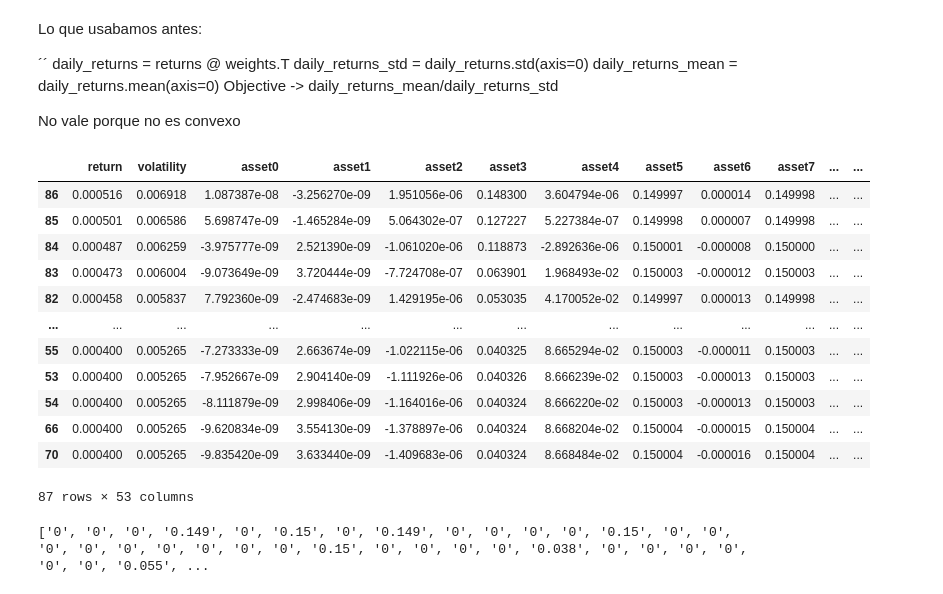
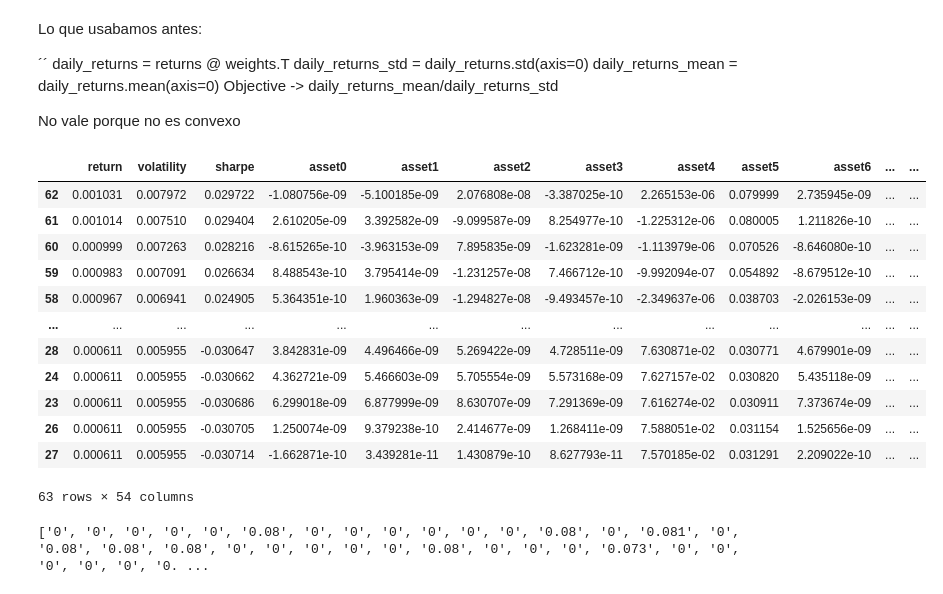
Before and after one commit to Juanjod54/MIAX_TB2.4, a Jupyter notebook: gestion_carteras.ipynb, the cells around one changed output. Drawn from its saved outputs; the diff is of its cells as text; code cells hidden in the pictures.

```diff
--- a/gestion_carteras.ipynb
+++ b/gestion_carteras.ipynb
@@ -57,7 +57,7 @@ def get_data(csv=True):
         return yf.download(tickers, period="2y", interval="1d")['Close'].pct_change().dropna()
 # %%
 
-returns = get_data(csv=True)
+returns = get_data(csv=False)
 if not len(returns):
     exit(-1)
 
@@ -77,7 +78,7 @@ drop = set()
 # Curtosis
 kurtosis = returns.kurtosis()
 for asset, _ in returns.items():
-    if (kurtosis[asset] > 15):
+    if (kurtosis[asset] > 6):
         drop.add(asset)
 
 # Obtenemos la correlacion absoluta
@@ -127,56 +128,58 @@ returns_cov = returns.cov()
 returns_means = returns.mean(axis=0).values
 returns_means = np.append(returns_means, (0.02 / 252)) # 2% se refiere a anual
 
-means_max_return = returns_means.max()
+min_expected_ret_daily = 0.01/252
+max_expected_ret_daily = 0.6 * returns_means.max()
 
 # CVXPY
 best_weights = cp.Variable(n_assets)
 portfolio_returns = returns_means.T @ best_weights
 # La renta fija no afecta a la varianza (riesgo 0)
 portfolio_variance = cp.quad_form(best_weights[:-1], returns_cov)
 
-min_daily_return = 0.0004 # 10% anual
-
 constraints = [
     cp.sum(best_weights) == 1, # Todo el capital debe estar invertido
-    best_weights[:-1] <= 0.15, # No invertimos mas de un 15% en cada activo
+    best_weights[:-1] <= 0.08, # No invertimos mas de un 8% en cada activo
     best_weights[-1] <= 0.1, # El activo de renta fija debe pesar como mucho un 10%
     best_weights >= 0, # No se permiten posiciones cortas
-    best_weights @ returns_means >= min_daily_return, # Minimo un retorno del 10%
     best_weights[drop_indexes] == 0 # Evitamos dar peso a los activos muy relacionados
 ]
 
 results = []
-for r_target in np.linspace(returns_means.min(), returns_means.max(), 100):
+rf_daily = 0.2/252
+for r_target in np.linspace(min_expected_ret_daily, max_expected_ret_daily, 100):
 
     r_constraints = constraints + [best_weights @ returns_means >= r_target]
 
     problem = cp.Problem(cp.Minimize(portfolio_variance), r_constraints)
 
     problem.solve()
 
     if best_weights.value is not None:
-        row = np.concatenate([[portfolio_returns.value], [np.sqrt(portfolio_variance.value)], best_weights.value])
+        ret = portfolio_returns.value
+        vol = np.sqrt(portfolio_variance.value)
+        sharpe_ratio = (ret - rf_daily) / vol if vol > 0 else 0
+        row = np.concatenate([[ret], [vol], [sharpe_ratio], best_weights.value])
         results.append(row)
 
-columns = ["return", "volatility"] + [f"asset{i}" for i in range(n_assets - 1)] + ["Renta Fija"]
+columns = ["return", "volatility", "sharpe"] + [f"asset{i}" for i in range(n_assets - 1)] + ["Renta Fija"]
 portfolio_results = pd.DataFrame(results, columns=columns)
-portfolio_results = portfolio_results.sort_values(by="return", ascending=False)
+portfolio_results = portfolio_results.sort_values(by="sharpe", ascending=False)
 portfolio_results
 # %% [output]
-|  | return | volatility | asset0 | asset1 | asset2 | asset3 | asset4 | asset5 | asset6 | asset7 | ... | ... |
-| 86 | 0.000516 | 0.006918 | 1.087387e-08 | -3.256270e-09 | 1.951056e-06 | 0.148300 | 3.604794e-06 | 0.149997 | 0.000014 | 0.149998 | ... | ... |
-| 85 | 0.000501 | 0.006586 | 5.698747e-09 | -1.465284e-09 | 5.064302e-07 | 0.127227 | 5.227384e-07 | 0.149998 | 0.000007 | 0.149998 | ... | ... |
-| 84 | 0.000487 | 0.006259 | -3.975777e-09 | 2.521390e-09 | -1.061020e-06 | 0.118873 | -2.892636e-06 | 0.150001 | -0.000008 | 0.150000 | ... | ... |
-| 83 | 0.000473 | 0.006004 | -9.073649e-09 | 3.720444e-09 | -7.724708e-07 | 0.063901 | 1.968493e-02 | 0.150003 | -0.000012 | 0.150003 | ... | ... |
-| 82 | 0.000458 | 0.005837 | 7.792360e-09 | -2.474683e-09 | 1.429195e-06 | 0.053035 | 4.170052e-02 | 0.149997 | 0.000013 | 0.149998 | ... | ... |
+|  | return | volatility | sharpe | asset0 | asset1 | asset2 | asset3 | asset4 | asset5 | asset6 | ... | ... |
+| 62 | 0.001031 | 0.007972 | 0.029722 | -1.080756e-09 | -5.100185e-09 | 2.076808e-08 | -3.387025e-10 | 2.265153e-06 | 0.079999 | 2.735945e-09 | ... | ... |
+| 61 | 0.001014 | 0.007510 | 0.029404 | 2.610205e-09 | 3.392582e-09 | -9.099587e-09 | 8.254977e-10 | -1.225312e-06 | 0.080005 | 1.211826e-10 | ... | ... |
+| 60 | 0.000999 | 0.007263 | 0.028216 | -8.615265e-10 | -3.963153e-09 | 7.895835e-09 | -1.623281e-09 | -1.113979e-06 | 0.070526 | -8.646080e-10 | ... | ... |
+| 59 | 0.000983 | 0.007091 | 0.026634 | 8.488543e-10 | 3.795414e-09 | -1.231257e-08 | 7.466712e-10 | -9.992094e-07 | 0.054892 | -8.679512e-10 | ... | ... |
+| 58 | 0.000967 | 0.006941 | 0.024905 | 5.364351e-10 | 1.960363e-09 | -1.294827e-08 | -9.493457e-10 | -2.349637e-06 | 0.038703 | -2.026153e-09 | ... | ... |
 | ... | ... | ... | ... | ... | ... | ... | ... | ... | ... | ... | ... | ... |
-| 55 | 0.000400 | 0.005265 | -7.273333e-09 | 2.663674e-09 | -1.022115e-06 | 0.040325 | 8.665294e-02 | 0.150003 | -0.000011 | 0.150003 | ... | ... |
-| 53 | 0.000400 | 0.005265 | -7.952667e-09 | 2.904140e-09 | -1.111926e-06 | 0.040326 | 8.666239e-02 | 0.150003 | -0.000013 | 0.150003 | ... | ... |
-| 54 | 0.000400 | 0.005265 | -8.111879e-09 | 2.998406e-09 | -1.164016e-06 | 0.040324 | 8.666220e-02 | 0.150003 | -0.000013 | 0.150003 | ... | ... |
-| 66 | 0.000400 | 0.005265 | -9.620834e-09 | 3.554130e-09 | -1.378897e-06 | 0.040324 | 8.668204e-02 | 0.150004 | -0.000015 | 0.150004 | ... | ... |
-| 70 | 0.000400 | 0.005265 | -9.835420e-09 | 3.633440e-09 | -1.409683e-06 | 0.040324 | 8.668484e-02 | 0.150004 | -0.000016 | 0.150004 | ... | ... |
+| 28 | 0.000611 | 0.005955 | -0.030647 | 3.842831e-09 | 4.496466e-09 | 5.269422e-09 | 4.728511e-09 | 7.630871e-02 | 0.030771 | 4.679901e-09 | ... | ... |
+| 24 | 0.000611 | 0.005955 | -0.030662 | 4.362721e-09 | 5.466603e-09 | 5.705554e-09 | 5.573168e-09 | 7.627157e-02 | 0.030820 | 5.435118e-09 | ... | ... |
+| 23 | 0.000611 | 0.005955 | -0.030686 | 6.299018e-09 | 6.877999e-09 | 8.630707e-09 | 7.291369e-09 | 7.616274e-02 | 0.030911 | 7.373674e-09 | ... | ... |
+| 26 | 0.000611 | 0.005955 | -0.030705 | 1.250074e-09 | 9.379238e-10 | 2.414677e-09 | 1.268411e-09 | 7.588051e-02 | 0.031154 | 1.525656e-09 | ... | ... |
+| 27 | 0.000611 | 0.005955 | -0.030714 | -1.662871e-10 | 3.439281e-11 | 1.430879e-10 | 8.627793e-11 | 7.570185e-02 | 0.031291 | 2.209022e-10 | ... | ... |
-87 rows × 53 columns
+63 rows × 54 columns
 # %%
 # Esta funcion ha sido desarrollada por Gemini 3 en su totalidad, se ha limpiado para adaptarla a
 def round_weights(weights, decimals=3):
@@ -196,11 +199,11 @@ def round_weights(weights, decimals=3):
 
     return rounded_weights
 # %%
-rounded_weights = round_weights(portfolio_results.iloc[0, 2:].tolist())
+rounded_weights = round_weights(portfolio_results.iloc[0, 3:].tolist())
 pesos_limpios = [f"{p:g}" for p in rounded_weights]
 print(pesos_limpios)
 # %% [output]
-['0', '0', '0', '0.149', '0', '0.15', '0', '0.149', '0', '0', '0', '0', '0.15', '0', '0', '0', '0', '0', '0', '0', '0', '0', '0.15', '0', '0', '0', '0', '0.038', '0', '0', '0', '0', '0', '0', '0.055', ...
+['0', '0', '0', '0', '0', '0.08', '0', '0', '0', '0', '0', '0', '0.08', '0', '0.081', '0', '0.08', '0.08', '0.08', '0', '0', '0', '0', '0', '0.08', '0', '0', '0', '0.073', '0', '0', '0', '0', '0', '0. ...
 # %%
 # Sortino (Gemini 3)
 
```
Also changed, not shown: parts of 4 cells of this notebook.
